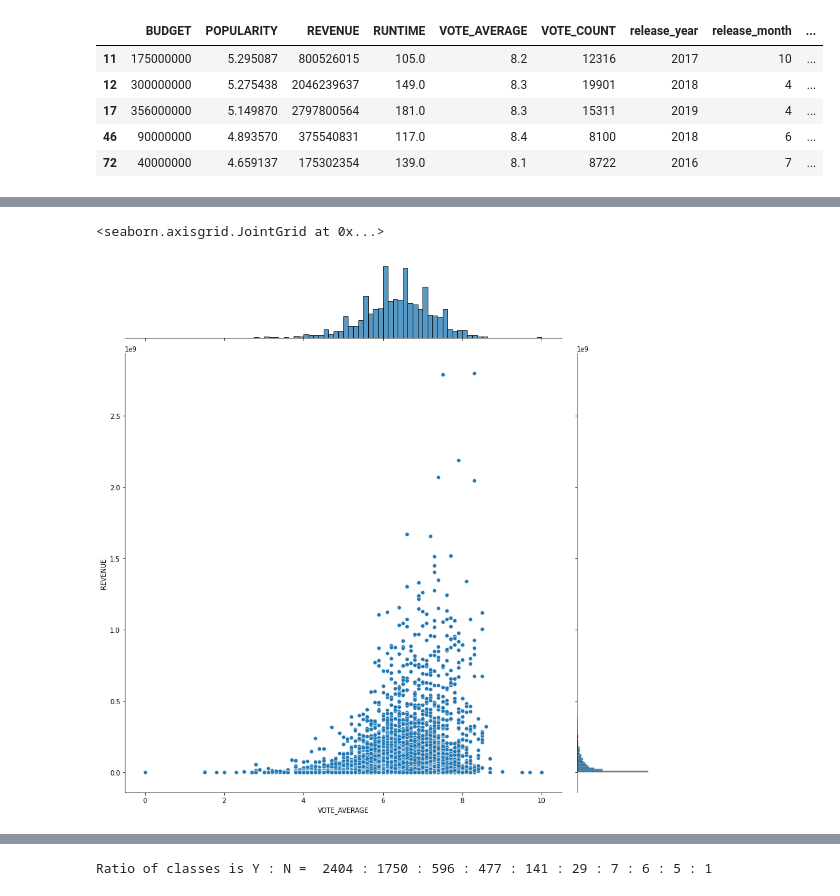
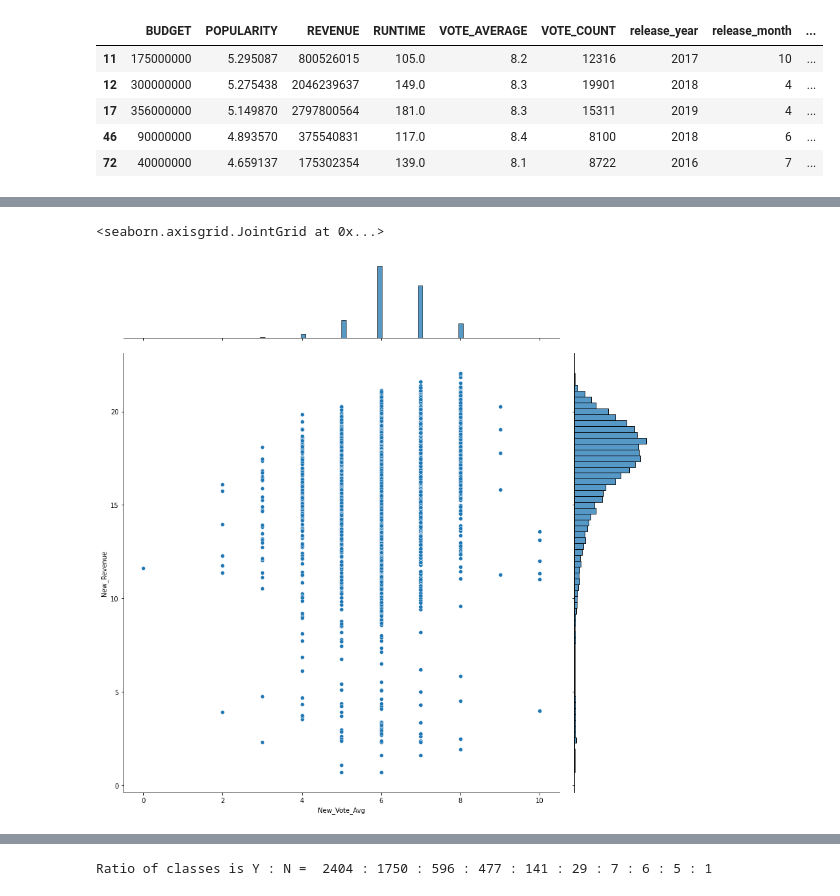
Before and after one commit to EZQQQQ/Movie-Analysis, a Jupyter notebook: MAIN-Copy1.ipynb, the cells around one changed output, grey strips where cells are left out. Cells and saved outputs as stored; diff of their text form; code cells hidden in the pictures.

```diff
--- a/MAIN-Copy1.ipynb
+++ b/MAIN-Copy1.ipynb
@@ -359,10 +359,10 @@ NameError: name 'movie_vote' is not defined
 # %%
-revenue_vote= pd.DataFrame(movie_data, columns= ['REVENUE','VOTE_AVERAGE'])
+revenue_vote= pd.DataFrame(movie_data, columns= ['New_Revenue','New_Vote_Avg'])
 # %%
-sb.jointplot(data = revenue_vote, x = "VOTE_AVERAGE", y = "REVENUE", height = 12)
+sb.jointplot(data = revenue_vote, x = "New_Vote_Avg", y = "New_Revenue", height = 12)
 # %% [output]
 <seaborn.axisgrid.JointGrid at 0x...>
-[figure, old version]
+[figure, new version]
 # %%
 revenue_vote.describe()
 # %% [output]
```
Also changed, not shown: parts of 16 cells of this notebook.
